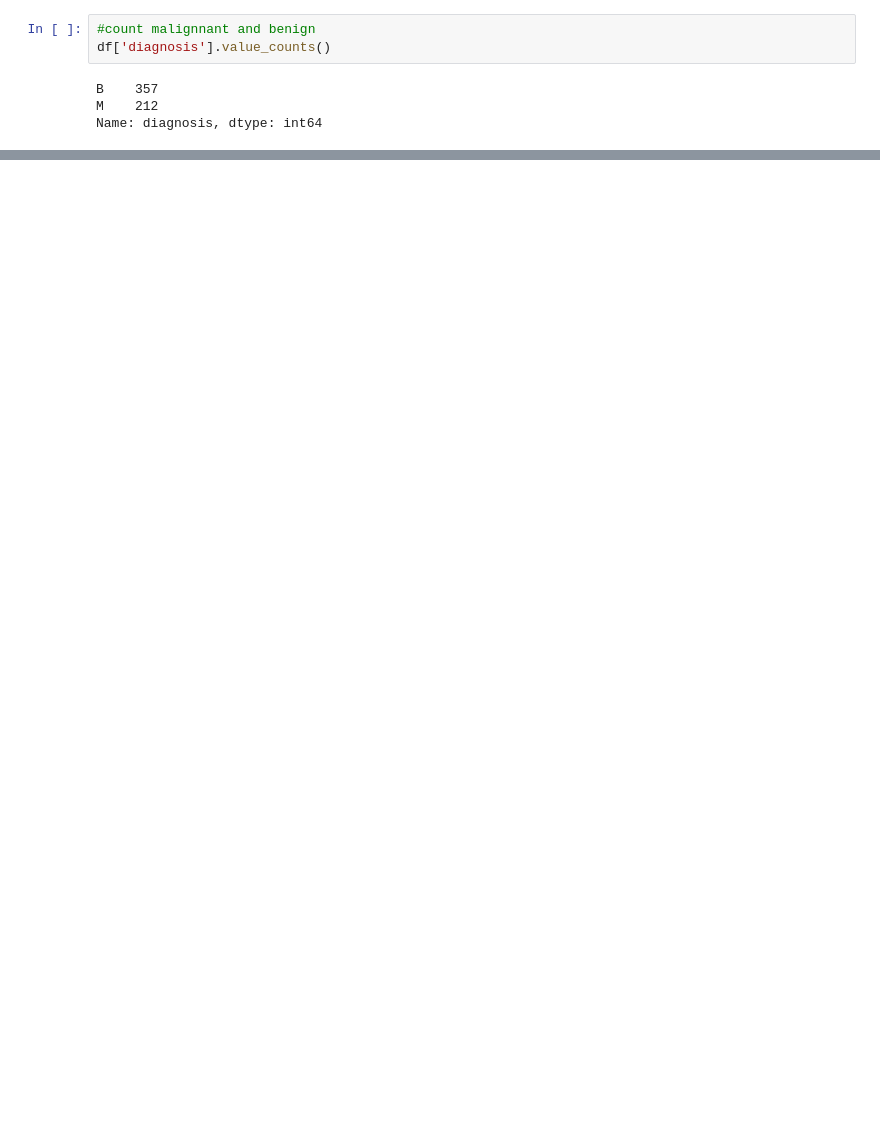
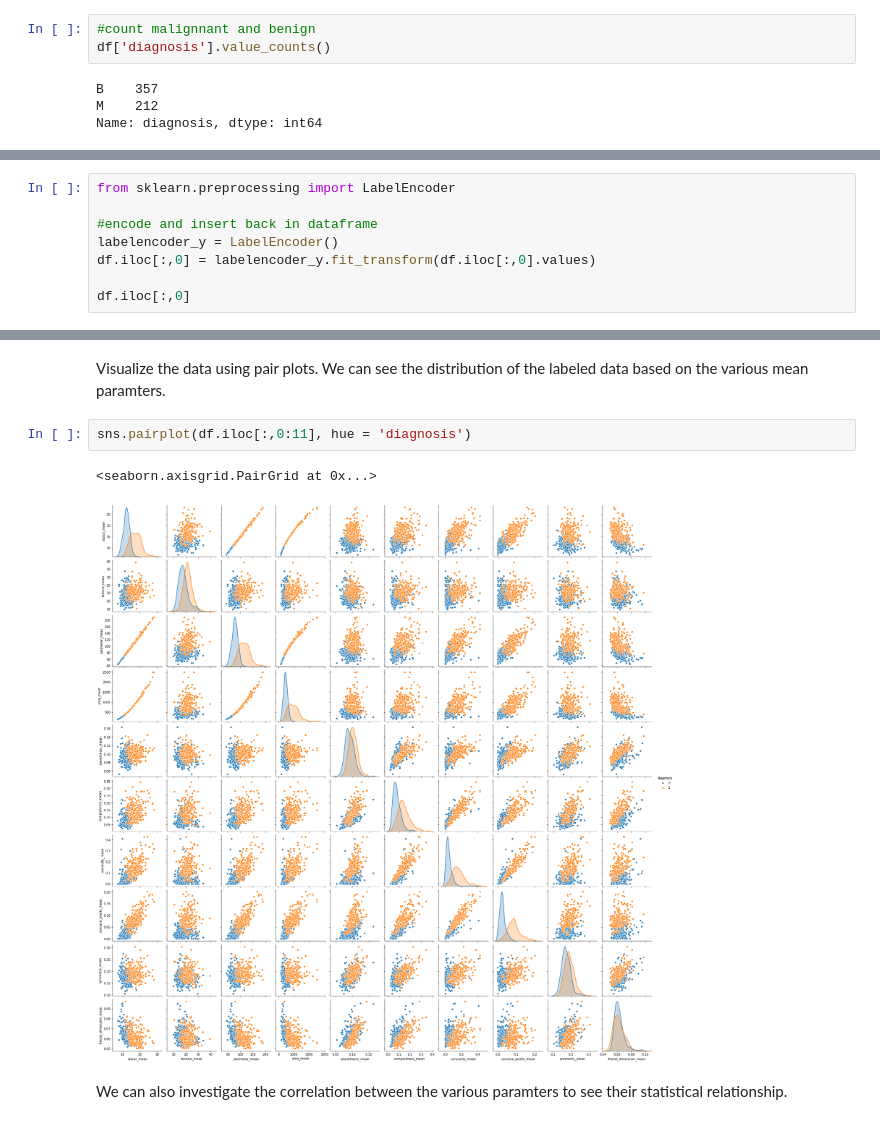
Before and after one commit to alessnarciso/ml-cancer-detection, a Jupyter notebook: CancerDetection.ipynb, the cells around one changed output, grey strips where cells are left out. Cells and saved outputs as stored; diff of their text form; blank space fills up the shorter version.

```diff
--- a/CancerDetection.ipynb
+++ b/CancerDetection.ipynb
@@ -150,0 +182,8 @@ df.shape
+# %%
+from sklearn.preprocessing import LabelEncoder
+
+#encode and insert back in dataframe
+labelencoder_y = LabelEncoder()
+df.iloc[:,0] = labelencoder_y.fit_transform(df.iloc[:,0].values)
+
+df.iloc[:,0]
@@ -150,0 +203,9 @@ df.shape
+# %% [markdown]
+Visualize the data using pair plots. We can see the distribution of the labeled data based on the various mean paramters.
+# %%
+sns.pairplot(df.iloc[:,0:11], hue = 'diagnosis')
+# %% [output]
+<seaborn.axisgrid.PairGrid at 0x...>
+[figure, added]
+# %% [markdown]
+We can also investigate the correlation between the various paramters to see their statistical relationship.
```
Also changed, not shown: parts of 43 cells of this notebook.
